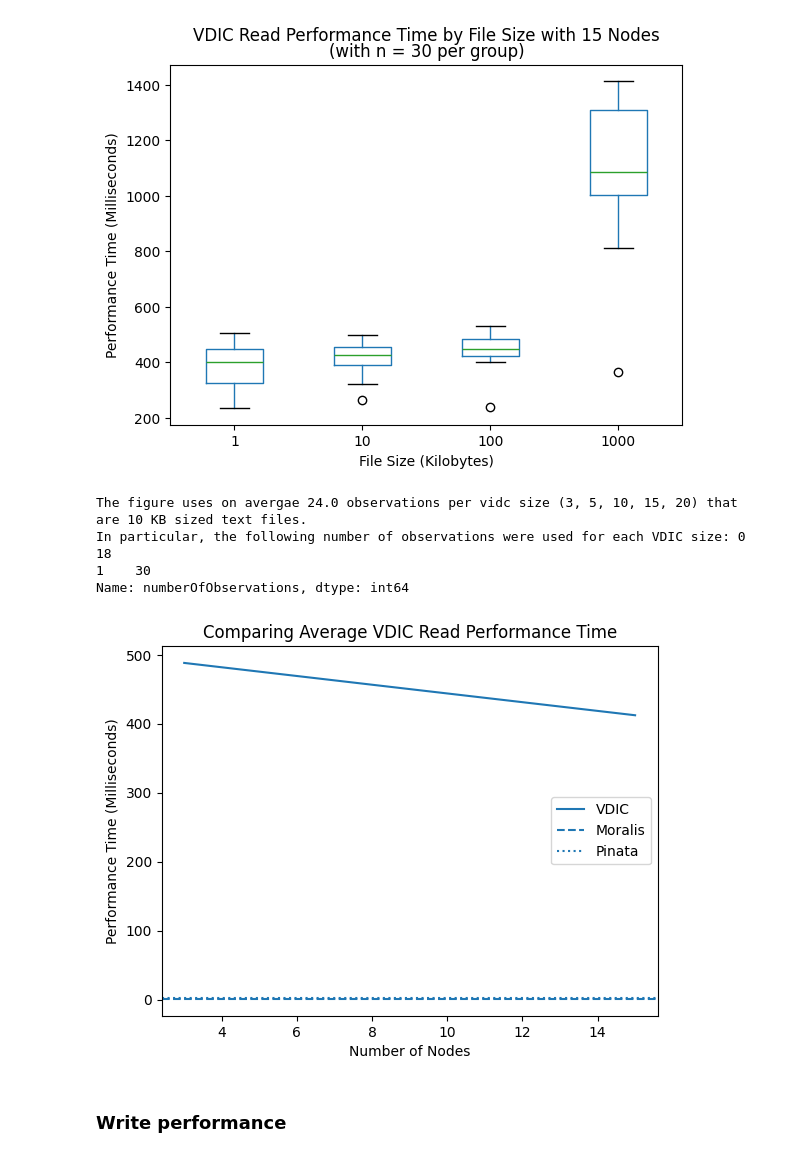
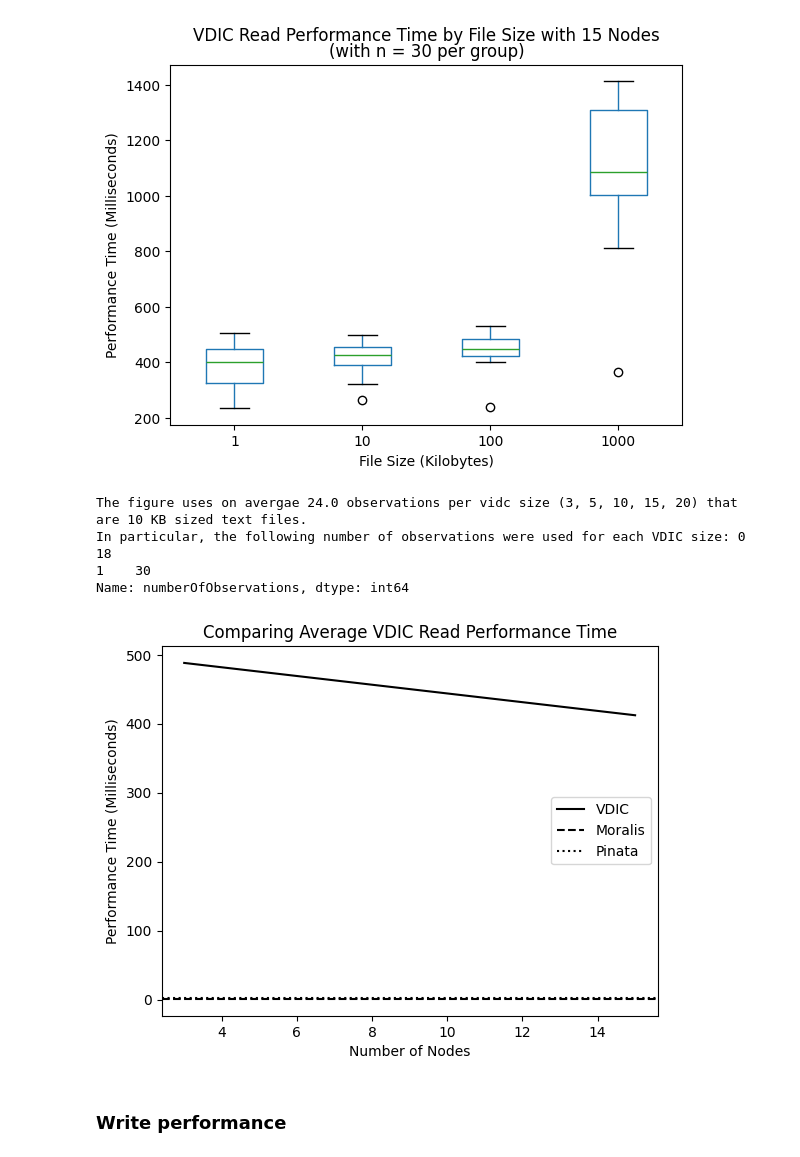
Before and after one commit to sid030sid/evaluation-vdic, a Jupyter notebook: evaluation.ipynb, the cells around one changed output. Cells and saved outputs as stored; diff of their text form; code cells hidden in the pictures.

```diff
--- a/evaluation.ipynb
+++ b/evaluation.ipynb
@@ -298,36 +298,39 @@ for vdic in vdics:
 avgReadPerformanceTimeByVdicSize = pd.DataFrame(avgReadPerformanceTimeByVdicSize)
 plt.plot(
     avgReadPerformanceTimeByVdicSize['numberOfNodes'], avgReadPerformanceTimeByVdicSize['avgReadPerformanceTime'],
+    color="black",
     label = "VDIC"
 )
 plt.axhline(
     y = cleanedMoralisReadPerformanceMeasurements[cleanedMoralisReadPerformanceMeasurements["sizeGroup"] == 10]["performanceTime"].mean(),
     linestyle = 'dashed',
+    color="black",
     label = "Moralis"
 )
 plt.axhline(
     y = cleanedPinataReadPerformanceMeasurements[cleanedPinataReadPerformanceMeasurements["sizeGroup"] == 10]["performanceTime"].mean(),
     linestyle = ':',
+    color="black",
     label = "Pinata"
 )
 plt.title("Comparing Average VDIC Read Performance Time") # old but too long title: Comparign Average VDIC Read Performance Time by VDIC Size to pinning service providers: Pinata and Moralis'
 plt.xlabel('Number of Nodes')
 plt.ylabel('Performance Time (Milliseconds)')
 plt.legend()
 plt.savefig('./evaluation-figures/vdic-average-read-performance-time-by-vdic-size.png')
 
 # print information about the data used in the figure
 print("The figure uses on avergae",avgReadPerformanceTimeByVdicSize['numberOfObservations'].mean(),"observations per vidc size (3, 5, 10, 15, 20) that are 10 KB sized text files.")
 print("In particular, the following number of observations were used for each VDIC size:", str(avgReadPerformanceTimeByVdicSize['numberOfObservations']))
 
 # print figure
 plt.show()
 # %% [output]
 The figure uses on avergae 24.0 observations per vidc size (3, 5, 10, 15, 20) that are 10 KB sized text files.
 In particular, the following number of observations were used for each VDIC size: 0    18
 1    30
 Name: numberOfObservations, dtype: int64
-[figure, old version]
+[figure, new version]
 # %% [markdown]
 ### Write performance
 # %%
```
Also changed, not shown: parts of 1 cell of this notebook, 2 other files.
